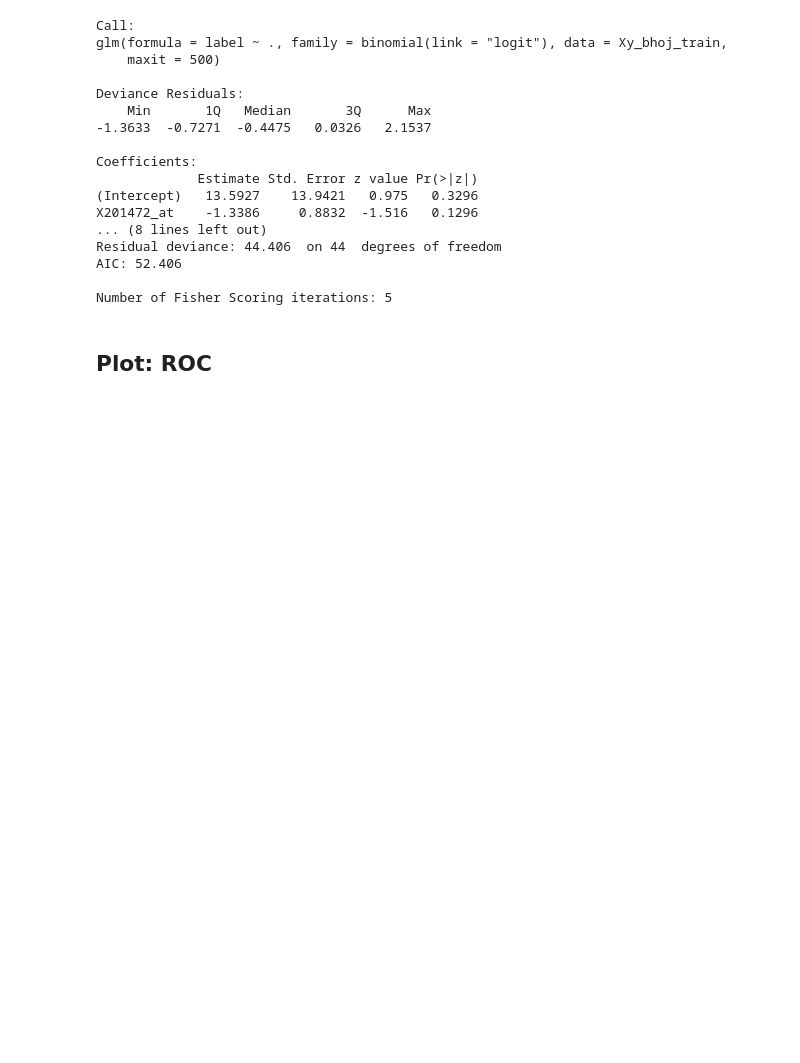
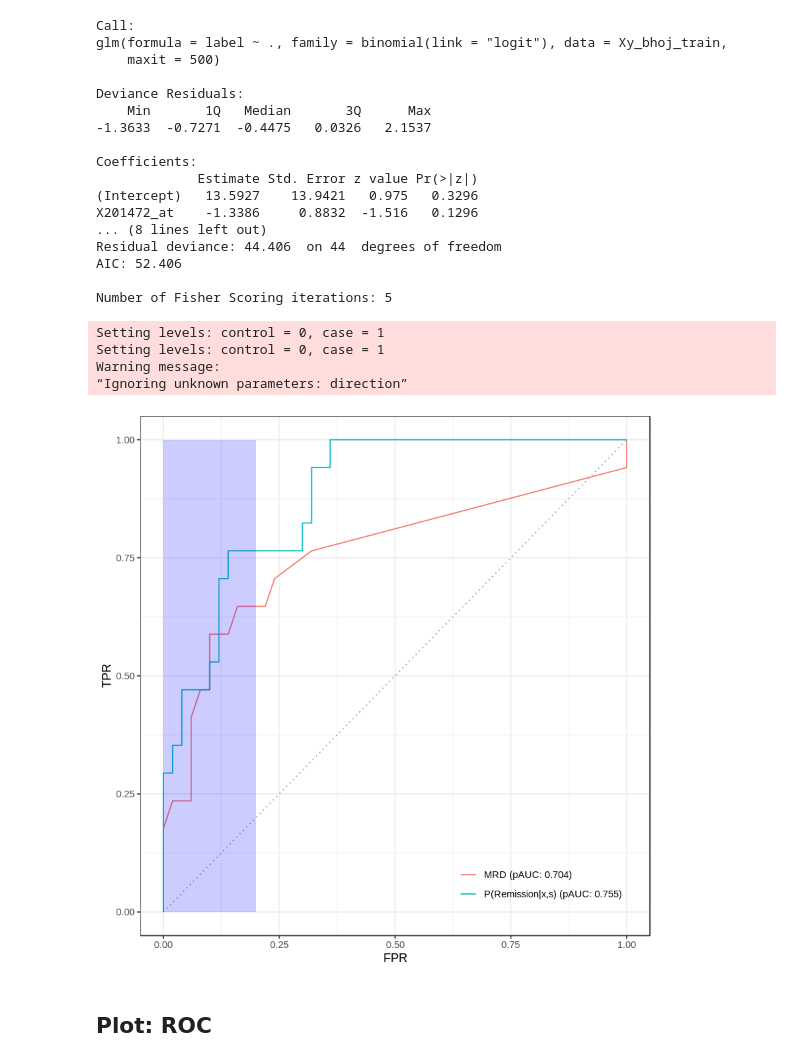
Before and after one commit to dblux/relapse_prediction, a Jupyter notebook: evaluation-figures.ipynb, the cells around one changed output. Drawn from its saved outputs; the diff is of its cells as text; code cells hidden in the pictures; blank space fills up the shorter version.

```diff
--- a/evaluation-figures.ipynb
+++ b/evaluation-figures.ipynb
@@ -234,13 +51,16 @@ compute_features <- function(
 ## Import data
 # %%
 ### Metadata ###
-METADATA_RPATH <- "data/GSE67684/processed/metadata/full_metadata.tsv"
-BATCH_RPATH <- "data/GSE67684/processed/metadata/metadata-batch.tsv"
-LABEL_RPATH <- "data/GSE67684/processed/metadata/pid-mrd_label_tte_subtype.tsv"
+METADATA_RPATH <- "data/GSE67684/processed/metadata/sid-metadata_v2.tsv"
+BATCH_RPATH <- "data/GSE67684/processed/metadata/sid-batch.tsv"
+LABEL_RPATH <- "data/GSE67684/processed/metadata/pid-metadata_v6.tsv"
 
 metadata_df <- read.table(METADATA_RPATH, sep = "\t")
 yeoh_batch <- read.table(BATCH_RPATH, sep = "\t", header = T, row.names = 1)
-yeoh_label <- read.table(LABEL_RPATH, sep = "\t", header = T, row.names = 1)
+yeoh_label <- read.table(
+  LABEL_RPATH, sep = "\t", header = T,
+  row.names = 1, quote = '"'
+)
 
 ## Subset of original data
 # Removed outliers, patients with timepoints from different batches and batch 5
@@ -349,0 +169,8 @@ m1_p_test <- read.table("tmp/m1-p_test.tsv", sep = "\t")
+# %%
+m1_p_alltrain <- read.table("tmp/m1-p_alltrain_simulated.tsv", sep = "\t")
+# %%
+results <- merge(
+  m1_p_alltrain,
+  yeoh_label[, c("d33_mrd", "maspore", "treatment_type", "label")],
+  by = "row.names"
+)
@@ -653,6 +472,23 @@ Residual deviance: 44.406  on 44  degrees of freedom
 AIC: 52.406
 
 Number of Fisher Scoring iterations: 5
+# %%
+ax_roc <- plot_roc(
+  results,
+  "label", c("p", "d33_mrd"),
+  direction = c(">", "<"),
+  pauc.limits = c(1, .8),
+  plot.names = c("P(Remission|x,s)", "MRD"),
+  show.names = T,
+  lwd = .5
+)
+ax_roc
+# %% [output]
+Setting levels: control = 0, case = 1
+Setting levels: control = 0, case = 1
+Warning message:
+“Ignoring unknown parameters: direction”
+[figure, added]
 # %% [markdown]
 ## Plot: ROC
 # %%
```
Also changed, not shown: parts of 71 cells of this notebook, 17 other files.
